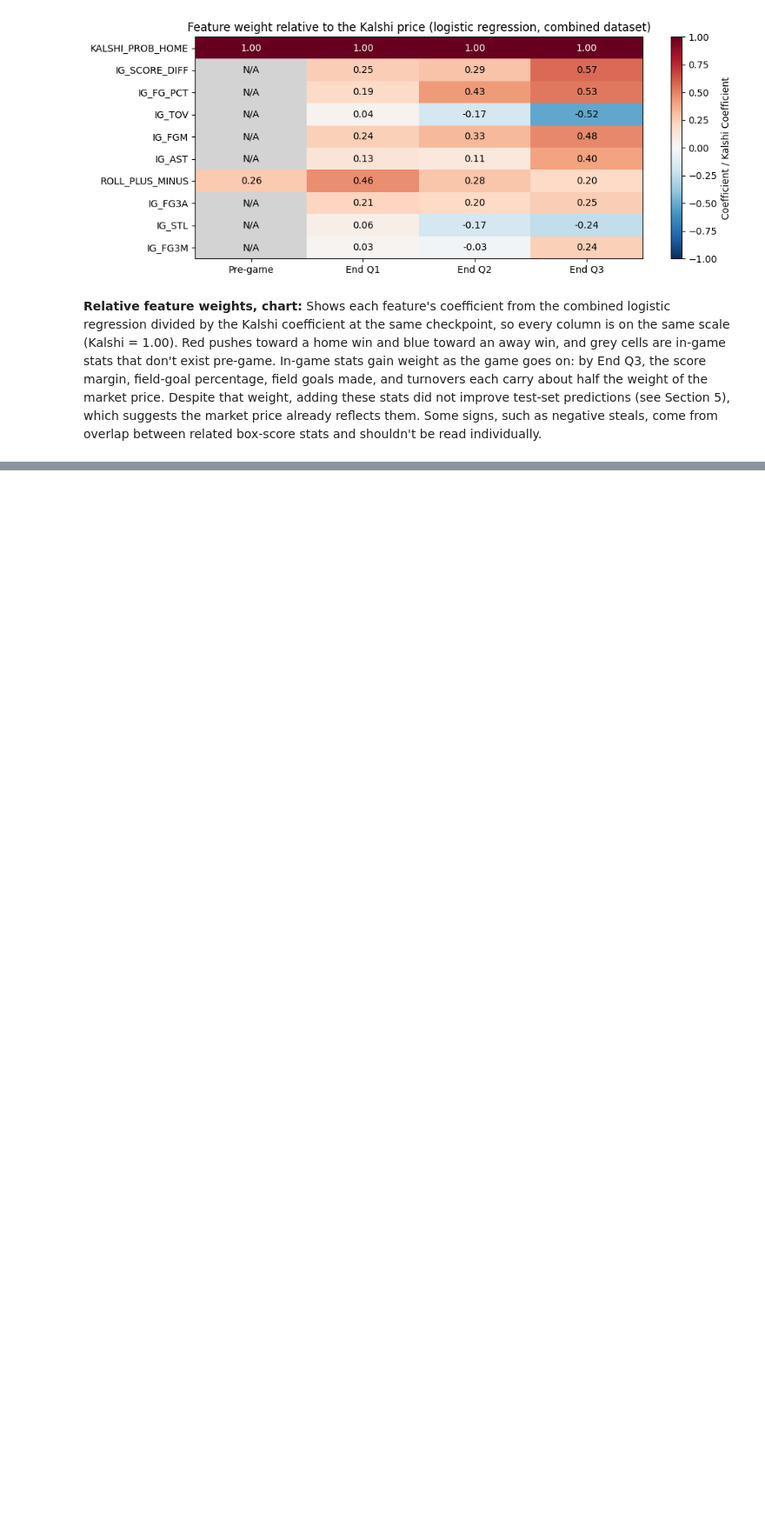
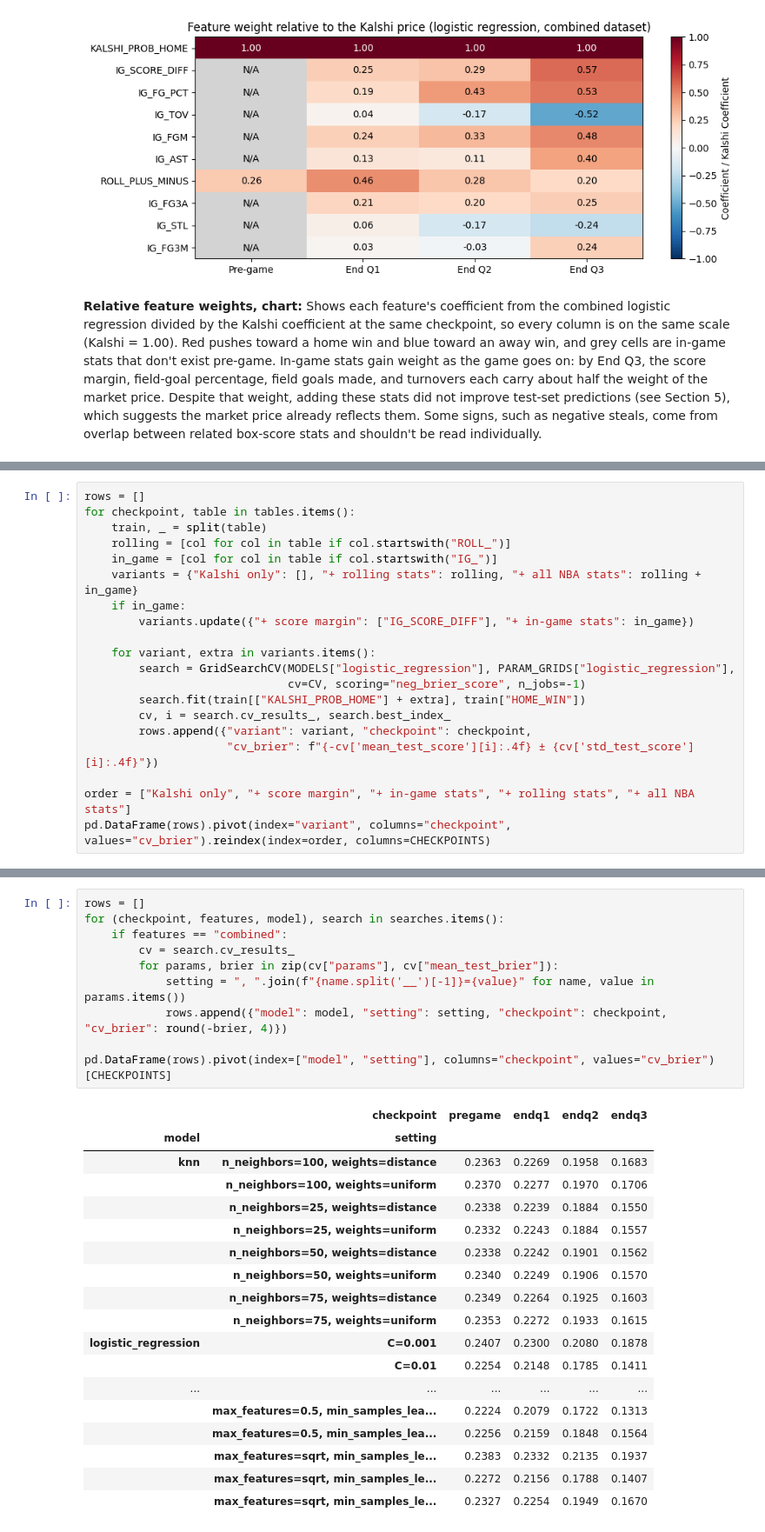
Before and after one commit to brad-hof/Milestone2, a Jupyter notebook: Notebooks/supervised_section.ipynb, the cells around one changed output, grey strips where cells are left out. Shown at 87% size. Drawn from its saved outputs; the diff is of its cells as text; blank space fills up the shorter version.

```diff
--- a/Notebooks/supervised_section.ipynb
+++ b/Notebooks/supervised_section.ipynb
@@ -491,0 +567,20 @@ plt.show()
+# %%
+rows = []
+for checkpoint, table in tables.items():
+    train, _ = split(table)
+    rolling = [col for col in table if col.startswith("ROLL_")]
+    in_game = [col for col in table if col.startswith("IG_")]
+    variants = {"Kalshi only": [], "+ rolling stats": rolling, "+ all NBA stats": rolling + in_game}
+    if in_game:
+        variants.update({"+ score margin": ["IG_SCORE_DIFF"], "+ in-game stats": in_game})
+
+    for variant, extra in variants.items():
+        search = GridSearchCV(MODELS["logistic_regression"], PARAM_GRIDS["logistic_regression"],
+                              cv=CV, scoring="neg_brier_score", n_jobs=-1)
+        search.fit(train[["KALSHI_PROB_HOME"] + extra], train["HOME_WIN"])
+        cv, i = search.cv_results_, search.best_index_
+        rows.append({"variant": variant, "checkpoint": checkpoint,
+                     "cv_brier": f"{-cv['mean_test_score'][i]:.4f} ± {cv['std_test_score'][i]:.4f}"})
+
+order = ["Kalshi only", "+ score margin", "+ in-game stats", "+ rolling stats", "+ all NBA stats"]
+pd.DataFrame(rows).pivot(index="variant", columns="checkpoint", values="cv_brier").reindex(index=order, columns=CHECKPOINTS)
@@ -491,0 +599,29 @@ plt.show()
+# %%
+rows = []
+for (checkpoint, features, model), search in searches.items():
+    if features == "combined":
+        cv = search.cv_results_
+        for params, brier in zip(cv["params"], cv["mean_test_brier"]):
+            setting = ", ".join(f"{name.split('__')[-1]}={value}" for name, value in params.items())
+            rows.append({"model": model, "setting": setting, "checkpoint": checkpoint, "cv_brier": round(-brier, 4)})
+
+pd.DataFrame(rows).pivot(index=["model", "setting"], columns="checkpoint", values="cv_brier")[CHECKPOINTS]
+# %% [output]
+|  | checkpoint | pregame | endq1 | endq2 | endq3 |
+| model | setting |  |  |  |  |
+| knn | n_neighbors=100, weights=distance | 0.2363 | 0.2269 | 0.1958 | 0.1683 |
+|  | n_neighbors=100, weights=uniform | 0.2370 | 0.2277 | 0.1970 | 0.1706 |
+|  | n_neighbors=25, weights=distance | 0.2338 | 0.2239 | 0.1884 | 0.1550 |
+|  | n_neighbors=25, weights=uniform | 0.2332 | 0.2243 | 0.1884 | 0.1557 |
+|  | n_neighbors=50, weights=distance | 0.2338 | 0.2242 | 0.1901 | 0.1562 |
+|  | n_neighbors=50, weights=uniform | 0.2340 | 0.2249 | 0.1906 | 0.1570 |
+|  | n_neighbors=75, weights=distance | 0.2349 | 0.2264 | 0.1925 | 0.1603 |
+|  | n_neighbors=75, weights=uniform | 0.2353 | 0.2272 | 0.1933 | 0.1615 |
+| logistic_regression | C=0.001 | 0.2407 | 0.2300 | 0.2080 | 0.1878 |
+|  | C=0.01 | 0.2254 | 0.2148 | 0.1785 | 0.1411 |
+| ... | ... | ... | ... | ... | ... |
+|  | max_features=0.5, min_samples_lea... | 0.2224 | 0.2079 | 0.1722 | 0.1313 |
+|  | max_features=0.5, min_samples_lea... | 0.2256 | 0.2159 | 0.1848 | 0.1564 |
+|  | max_features=sqrt, min_samples_le... | 0.2383 | 0.2332 | 0.2135 | 0.1937 |
+|  | max_features=sqrt, min_samples_le... | 0.2272 | 0.2156 | 0.1788 | 0.1407 |
+|  | max_features=sqrt, min_samples_le... | 0.2327 | 0.2254 | 0.1949 | 0.1670 |
```
Also changed, not shown: parts of 51 cells of this notebook, 6 other files.
